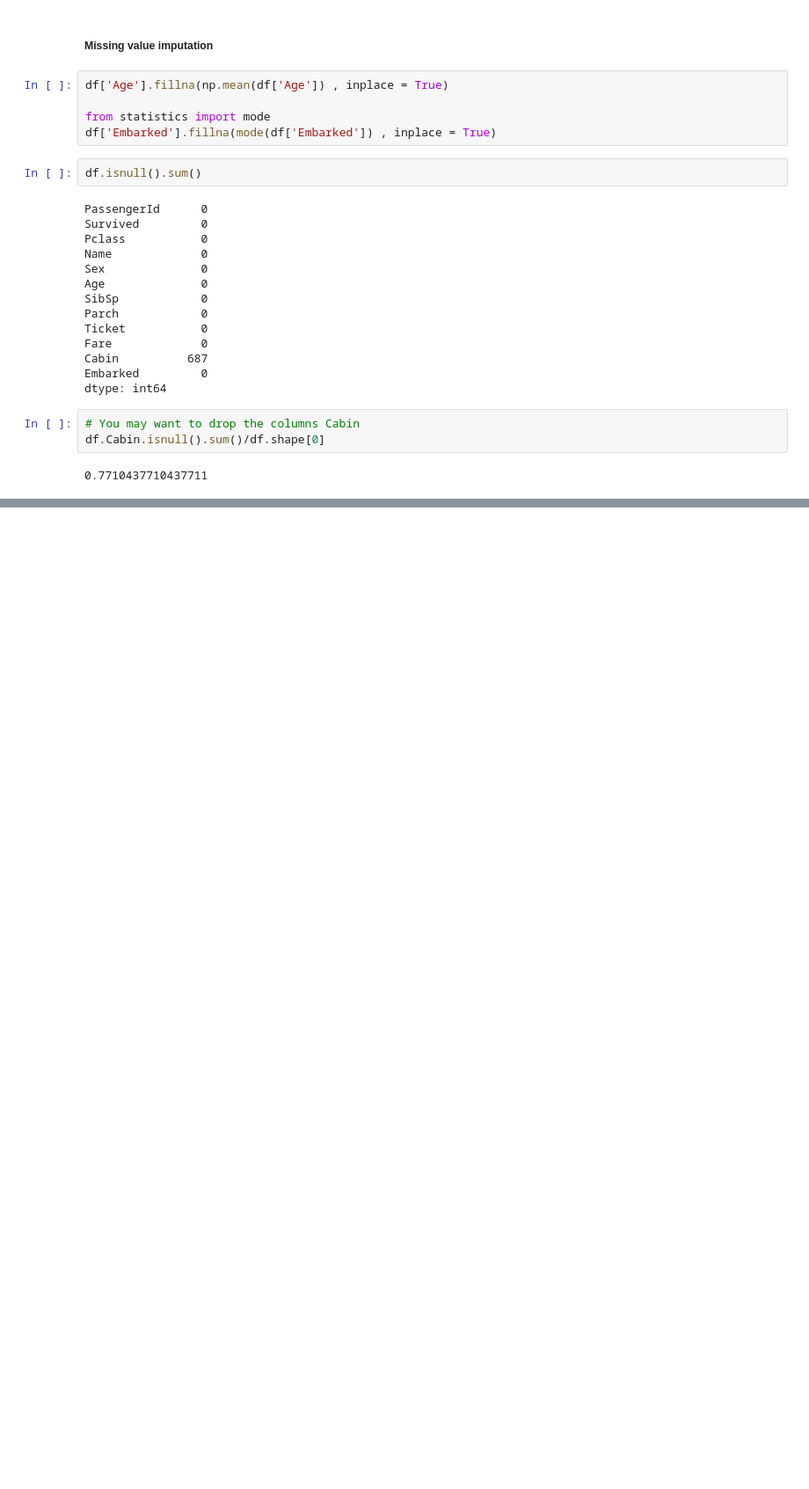
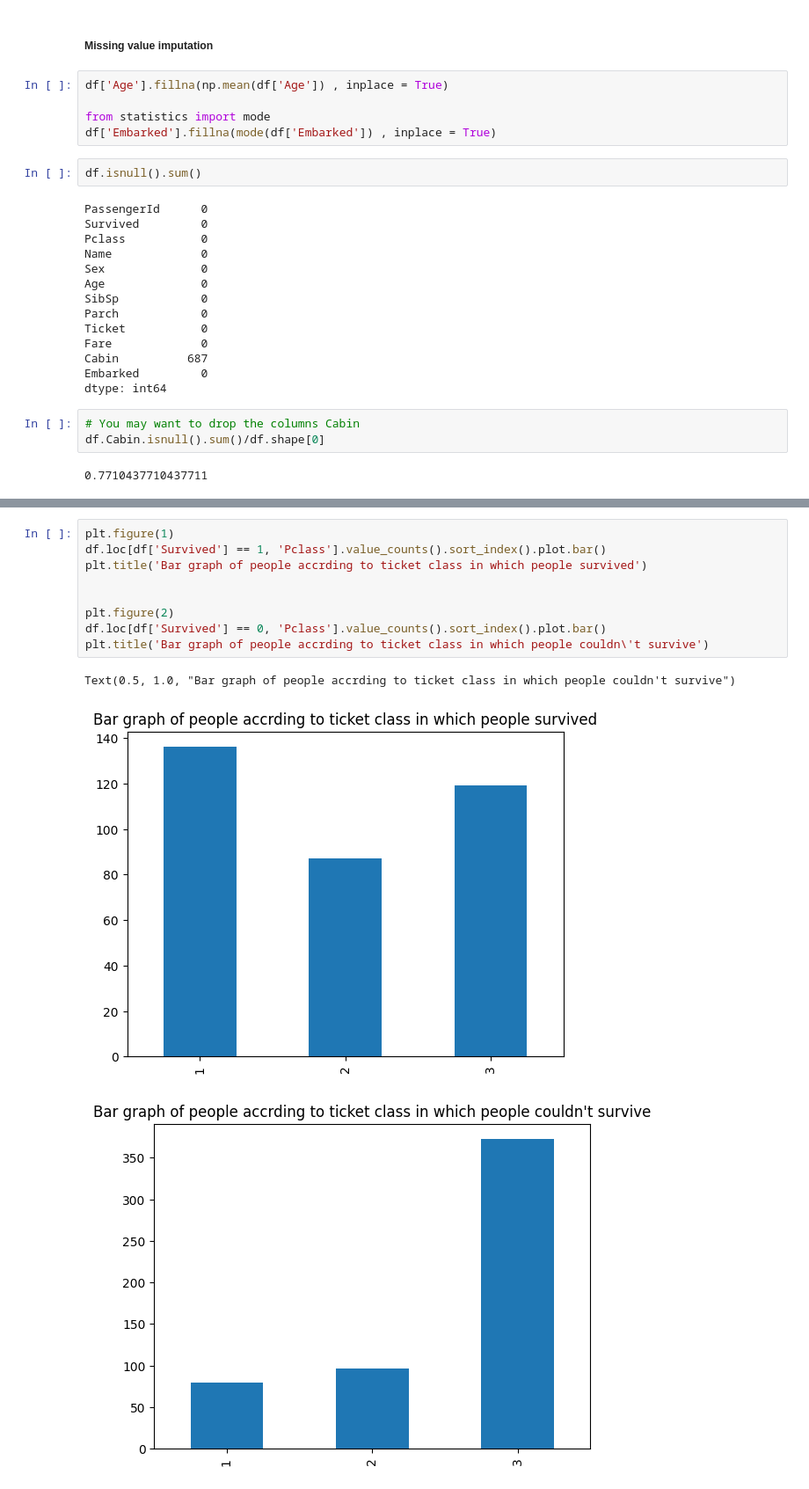
Before and after one commit to aritrasen87/python_for_ds, a Jupyter notebook: numpy_pandas_ds.ipynb, the cells around one changed output, grey strips where cells are left out. Shown at 88% size. Saved outputs shown, nothing was run; the diff lists cells and outputs as text; blank space fills up the shorter version.

```diff
--- a/numpy_pandas_ds.ipynb
+++ b/numpy_pandas_ds.ipynb
@@ -499,0 +514,13 @@ df.Cabin.isnull().sum()/df.shape[0]
+# %%
+plt.figure(1)
+df.loc[df['Survived'] == 1, 'Pclass'].value_counts().sort_index().plot.bar()
+plt.title('Bar graph of people accrding to ticket class in which people survived')
+
+
+plt.figure(2)
+df.loc[df['Survived'] == 0, 'Pclass'].value_counts().sort_index().plot.bar()
+plt.title('Bar graph of people accrding to ticket class in which people couldn\'t survive')
+# %% [output]
+Text(0.5, 1.0, "Bar graph of people accrding to ticket class in which people couldn't survive")
+[figure, added]
+[figure, added]
```
Also changed, not shown: parts of 2 cells of this notebook.
